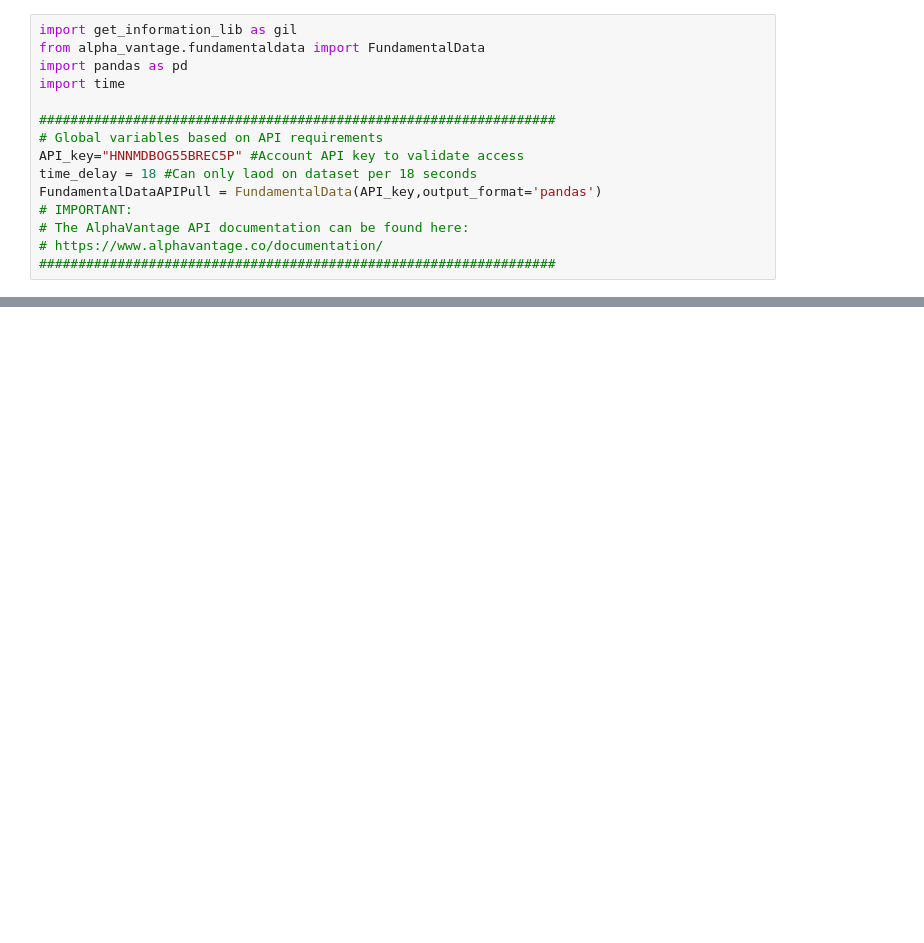
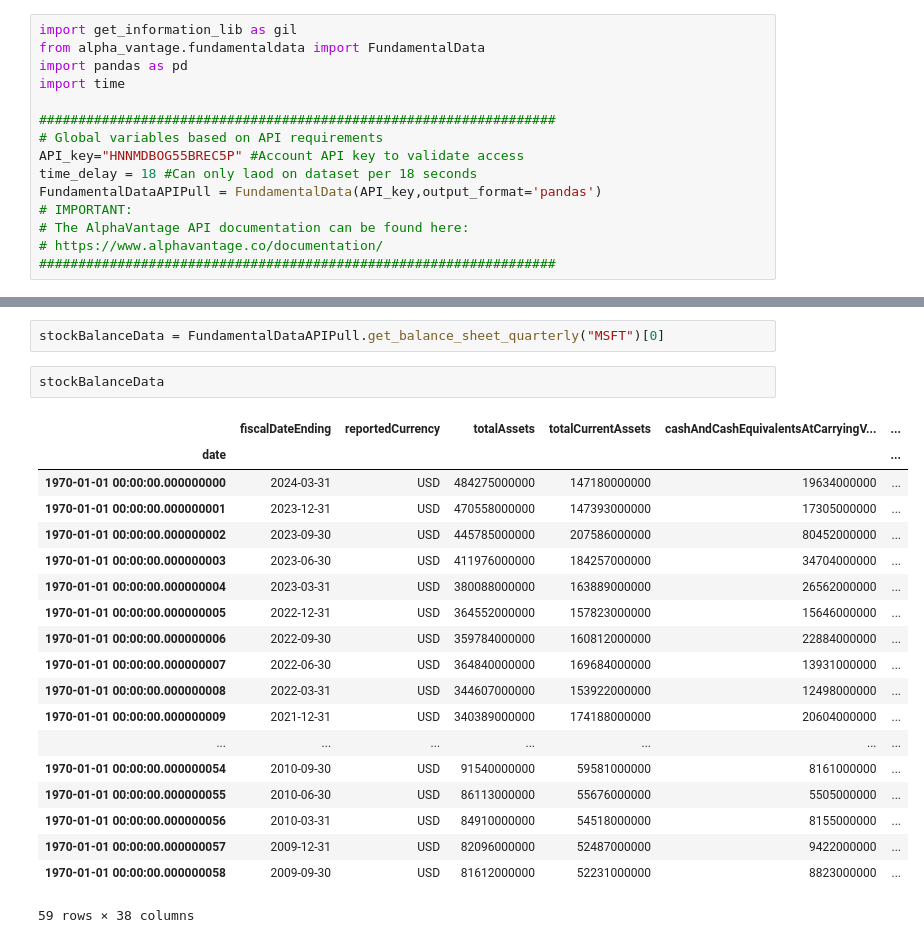
Before and after one commit to Sbock1/fortuneTeller, a Jupyter notebook: notebook.ipynb, the cells around one changed output, grey strips where cells are left out. Drawn from its saved outputs; the diff is of its cells as text; blank space fills up the shorter version.

```diff
--- a/notebook.ipynb
+++ b/notebook.ipynb
@@ -110,0 +38,24 @@ IndexError: At least one sheet must be visible
+# %%
+stockBalanceData = FundamentalDataAPIPull.get_balance_sheet_quarterly("MSFT")[0]
+# %%
+stockBalanceData
+# %% [output]
+|  | fiscalDateEnding | reportedCurrency | totalAssets | totalCurrentAssets | cashAndCashEquivalentsAtCarryingV... | ... |
+| date |  |  |  |  |  | ... |
+| 1970-01-01 00:00:00.000000000 | 2024-03-31 | USD | 484275000000 | 147180000000 | 19634000000 | ... |
+| 1970-01-01 00:00:00.000000001 | 2023-12-31 | USD | 470558000000 | 147393000000 | 17305000000 | ... |
+| 1970-01-01 00:00:00.000000002 | 2023-09-30 | USD | 445785000000 | 207586000000 | 80452000000 | ... |
+| 1970-01-01 00:00:00.000000003 | 2023-06-30 | USD | 411976000000 | 184257000000 | 34704000000 | ... |
+| 1970-01-01 00:00:00.000000004 | 2023-03-31 | USD | 380088000000 | 163889000000 | 26562000000 | ... |
+| 1970-01-01 00:00:00.000000005 | 2022-12-31 | USD | 364552000000 | 157823000000 | 15646000000 | ... |
+| 1970-01-01 00:00:00.000000006 | 2022-09-30 | USD | 359784000000 | 160812000000 | 22884000000 | ... |
+| 1970-01-01 00:00:00.000000007 | 2022-06-30 | USD | 364840000000 | 169684000000 | 13931000000 | ... |
+| 1970-01-01 00:00:00.000000008 | 2022-03-31 | USD | 344607000000 | 153922000000 | 12498000000 | ... |
+| 1970-01-01 00:00:00.000000009 | 2021-12-31 | USD | 340389000000 | 174188000000 | 20604000000 | ... |
+| ... | ... | ... | ... | ... | ... | ... |
+| 1970-01-01 00:00:00.000000054 | 2010-09-30 | USD | 91540000000 | 59581000000 | 8161000000 | ... |
+| 1970-01-01 00:00:00.000000055 | 2010-06-30 | USD | 86113000000 | 55676000000 | 5505000000 | ... |
+| 1970-01-01 00:00:00.000000056 | 2010-03-31 | USD | 84910000000 | 54518000000 | 8155000000 | ... |
+| 1970-01-01 00:00:00.000000057 | 2009-12-31 | USD | 82096000000 | 52487000000 | 9422000000 | ... |
+| 1970-01-01 00:00:00.000000058 | 2009-09-30 | USD | 81612000000 | 52231000000 | 8823000000 | ... |
+59 rows × 38 columns
```
Also changed, not shown: parts of 17 cells of this notebook, 5 other files.
